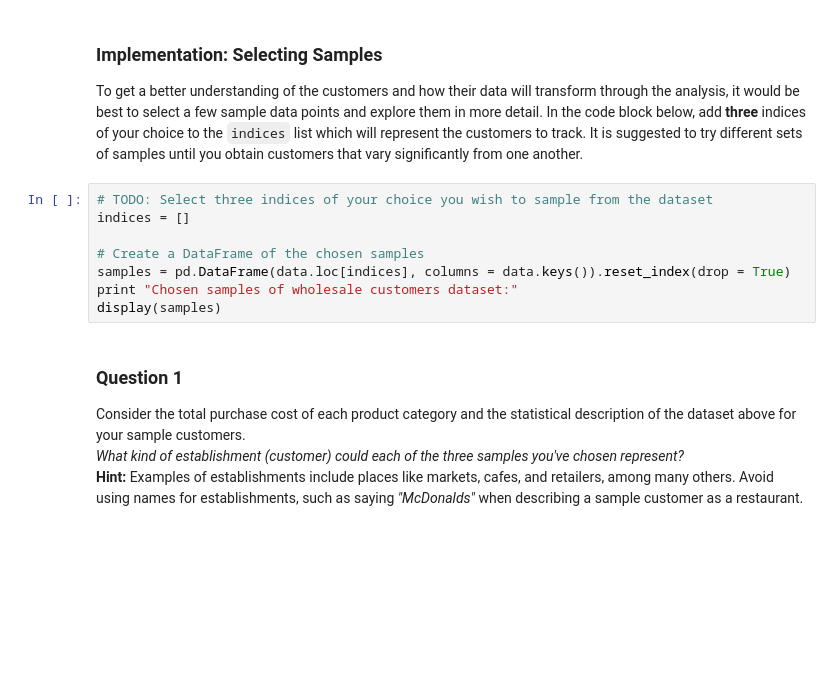
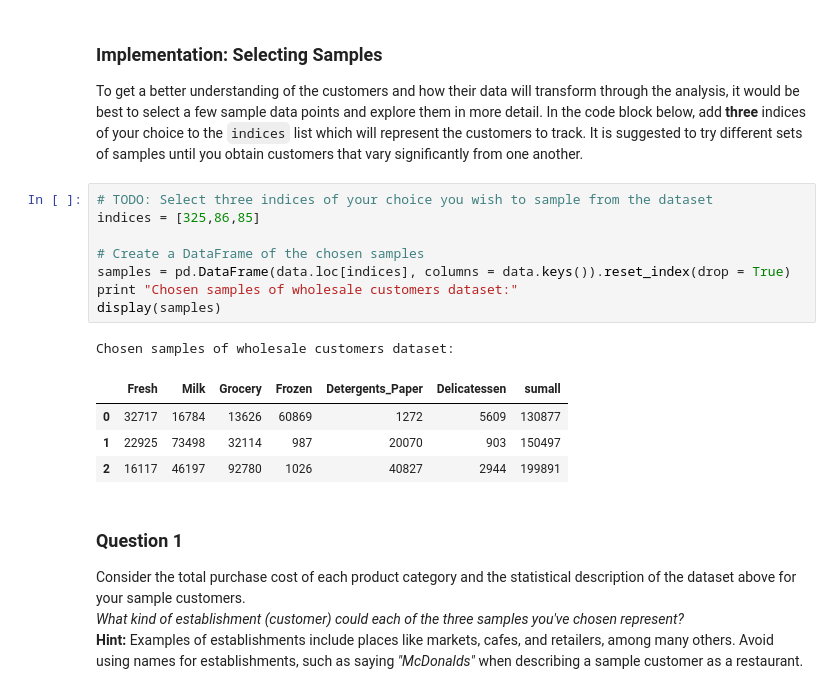
Before and after one commit to alojowska/Machine-Learning-Nanodegree-, a Jupyter notebook: customer_segments/customer_segments.ipynb, the cells around one changed output. Saved outputs shown, nothing was run; the diff lists cells and outputs as text; blank space fills up the shorter version.

```diff
--- a/customer_segments/customer_segments.ipynb
+++ b/customer_segments/customer_segments.ipynb
@@ -48,12 +65,18 @@ display(data.describe())
 To get a better understanding of the customers and how their data will transform through the analysis, it would be best to select a few sample data points and explore them in more detail. In the code block below, add **three** indices of your choice to the `indices` list which will represent the customers to track. It is suggested to try different sets of samples until you obtain customers that vary significantly from one another.
 # %%
 # TODO: Select three indices of your choice you wish to sample from the dataset
-indices = []
+indices = [325,86,85]
 
 # Create a DataFrame of the chosen samples
 samples = pd.DataFrame(data.loc[indices], columns = data.keys()).reset_index(drop = True)
 print "Chosen samples of wholesale customers dataset:"
 display(samples)
+# %% [output]
+Chosen samples of wholesale customers dataset:
+|  | Fresh | Milk | Grocery | Frozen | Detergents_Paper | Delicatessen | sumall |
+| 0 | 32717 | 16784 | 13626 | 60869 | 1272 | 5609 | 130877 |
+| 1 | 22925 | 73498 | 32114 | 987 | 20070 | 903 | 150497 |
+| 2 | 16117 | 46197 | 92780 | 1026 | 40827 | 2944 | 199891 |
 # %% [markdown]
 ### Question 1
 Consider the total purchase cost of each product category and the statistical description of the dataset above for your sample customers.
```
Also changed, not shown: parts of 5 cells of this notebook, 3 other files.
